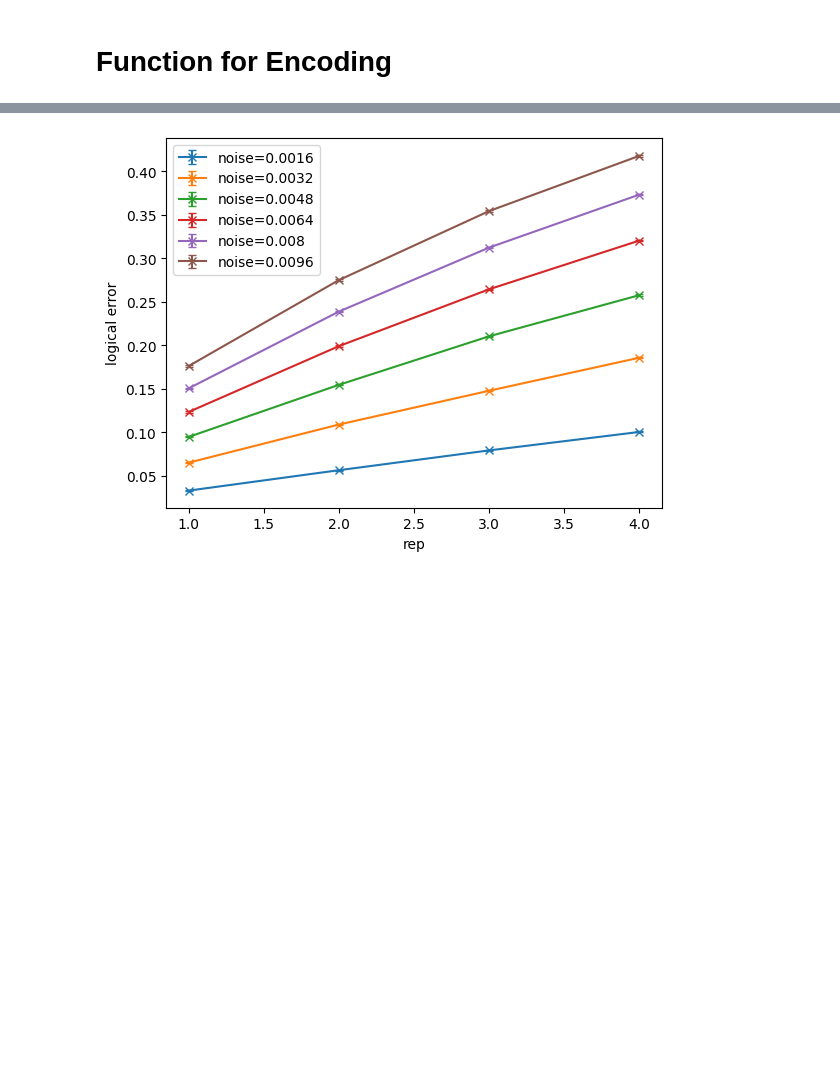
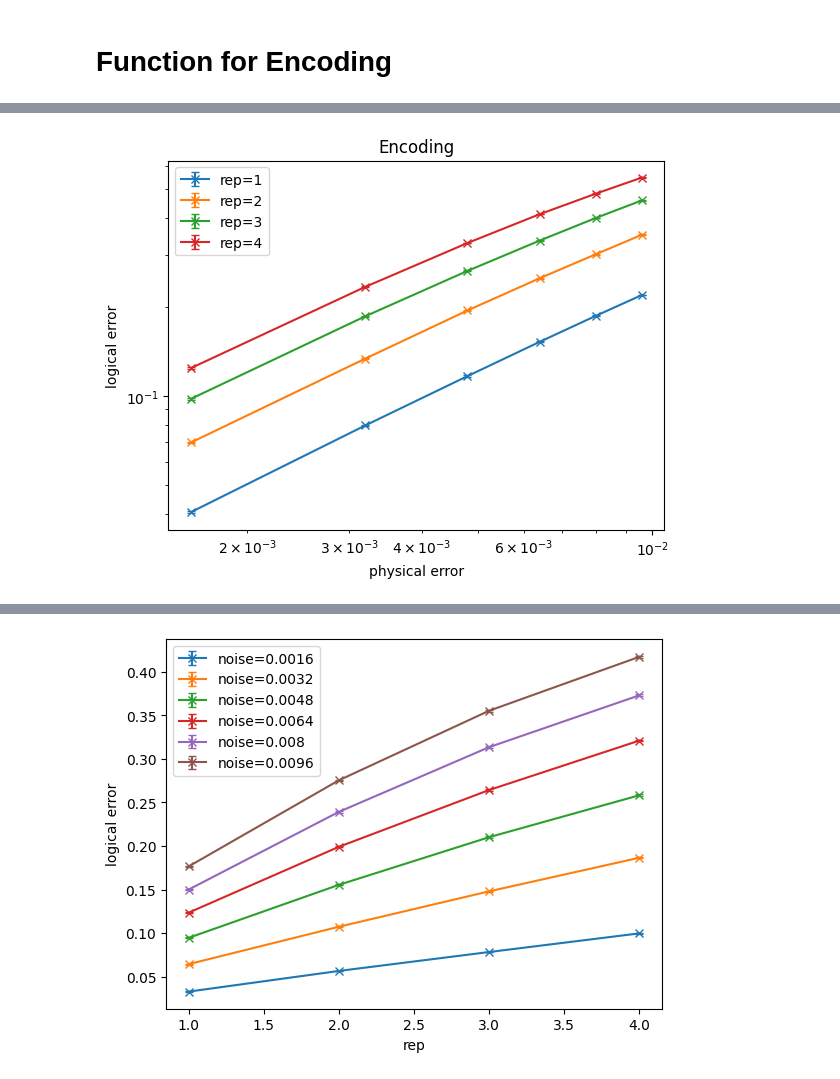
Before and after one commit to Sal7ySalt/Smallest-MSD-Protocol, a Jupyter notebook: Steane/logical_error_rate_encoding.ipynb, the cells around one changed output, grey strips where cells are left out. Drawn from its saved outputs; the diff is of its cells as text; code cells hidden in the pictures; blank space fills up the shorter version.

```diff
--- a/Steane/logical_error_rate_encoding.ipynb
+++ b/Steane/logical_error_rate_encoding.ipynb
@@ -53,7 +53,7 @@ N_RY_custom = neg_ry_sub.to_gate()
 # %% [markdown]
 # Function for Encoding
 # %%
-def encoding(qc: QuantumCircuit, first_qubit: int):
+def init_encoding(qc: QuantumCircuit, first_qubit: int):
     qc.ry(theta, 0)
     for i in range(4, 7):
         qc.h(first_qubit+i)
@@ -68,8 +68,9 @@ def encoding(qc: QuantumCircuit, first_qubit: int):
     qc.cx(first_qubit+5, first_qubit+3)
     qc.cx(first_qubit+4, first_qubit+2)
     qc.cx(first_qubit+4, first_qubit+3)
+    return
 
-def inverse_encoding(qc: QuantumCircuit, first_qubit: int):
+def decoding(qc: QuantumCircuit, first_qubit: int):
     qc.cx(first_qubit+4, first_qubit+3)
     qc.cx(first_qubit+4, first_qubit+2)
     qc.cx(first_qubit+5, first_qubit+3)
@@ -84,6 +85,7 @@ def inverse_encoding(qc: QuantumCircuit, first_qubit: int):
     for i in range(4, 7):
         qc.h(first_qubit+i)
     qc.ry(-theta, 0)
+    return
 # %%
 def perfect_encoding(qc: QuantumCircuit, first_qubit: int):
     qc.append(RY_custom, [first_qubit])
@@ -283,0 +256,87 @@ plt.show()
+# %%
+x = np.array(list(range(1, 5)))
+slopes = []
+
+for k, noise in enumerate(two_qubit_noise):
+    y = all_infidelity[:, k]               # error vs rep for this noise
+    m, b = np.polyfit(x, y, 1)
+    slopes.append(m)
+    print(f"noise={noise:0.4f} → slope = {m:.4f} per rep")
+# %%
+all_logical_error = []
+all_unc = []
+shots = 1_000_000
+for rep in range(1, 5):
+    logical_error_list = []
+    unc_list = []
+    for noise in range(len(one_qubit_noise)):
+        sum = 0
+        erase = 0
+        #################################################################################
+        # Error model
+        noise_model = NoiseModel()
+
+        #noise_model.add_all_qubit_quantum_error(depolarizing_error(one_qubit_noise[noise],1), ['id'])
+        noise_model.add_all_qubit_quantum_error(depolarizing_error(one_qubit_noise[noise],1), ['h'])
+        noise_model.add_all_qubit_quantum_error(depolarizing_error(one_qubit_noise[noise],1), ['ry'])
+        noise_model.add_all_qubit_quantum_error(depolarizing_error(two_qubit_noise[noise],2), ['cx'])
+
+        # chance of flipping 0 <-> 1
+        readout_err = ReadoutError([[1-meas_noise[noise], meas_noise[noise]],  # P(measured 0 | actual 0), P(1 | 0)
+                                    [meas_noise[noise], 1-meas_noise[noise]]]) # P(0 | 1), P(1 | 1)
+
+        # Apply to all qubits being measured
+
+        noise_model.add_readout_error(readout_err, [0])
+        noise_model.add_readout_error(readout_err, [1])
+        noise_model.add_readout_error(readout_err, [2])
+        noise_model.add_readout_error(readout_err, [3])
+        noise_model.add_readout_error(readout_err, [4])
+        noise_model.add_readout_error(readout_err, [5])
+        noise_model.add_readout_error(readout_err, [6])
+
+        #################################################################################
+        qc = QuantumCircuit(8)
+        c_fin = ClassicalRegister(7)
+        qc.add_register(c_fin)
+        for i in range(rep):
+            init_encoding(qc, first_qubit=0)
+            decoding(qc, 0)
+        qc.measure([0, 1, 2, 3, 4, 5, 6], c_fin)
+        #################################################################################
+        #qc.save_statevector(label='state_post', pershot=True, conditional=True)
+        backend = AerSimulator(noise_model=noise_model)
+        transpiled = transpile(qc, backend, optimization_level=0)
+        job = backend.run(transpiled, shots=shots, memory=True)
+        result = job.result()
+        memory = result.get_memory()
+        #################################################################################
+        #res_statevectors = result.data()['state_post']
+        for shot in range(shots):
+            split = memory[shot].split()
+            if (split[-1] == "1"):
+                    erase += 1
+            elif (split[0] == "0000000"):
+                    sum += 1
+        error = 1 - (sum/(shots-erase))
+        logical_error_list.append(error)
+        unc_list.append(1.96 * np.sqrt( (error * (1 - error) / (shots-erase) )))
+
+    all_logical_error.append(logical_error_list)
+    all_unc.append(unc_list)
+    plt.errorbar(
+        two_qubit_noise,
+        logical_error_list,
+        yerr=unc_list,
+        fmt='-x',
+        label=f'rep={rep}',
+        capsize=3  # little horizontal caps on the error bars
+    )
+
+plt.title('Encoding')
+plt.xscale('log')
+plt.yscale('log')
+plt.legend()
+plt.xlabel('physical error')
+plt.ylabel('logical error')
+# %% [output]
@@ -283,0 +344 @@ plt.show()
+[figure, added]
```
Also changed, not shown: parts of 22 cells of this notebook, 15 other files.
